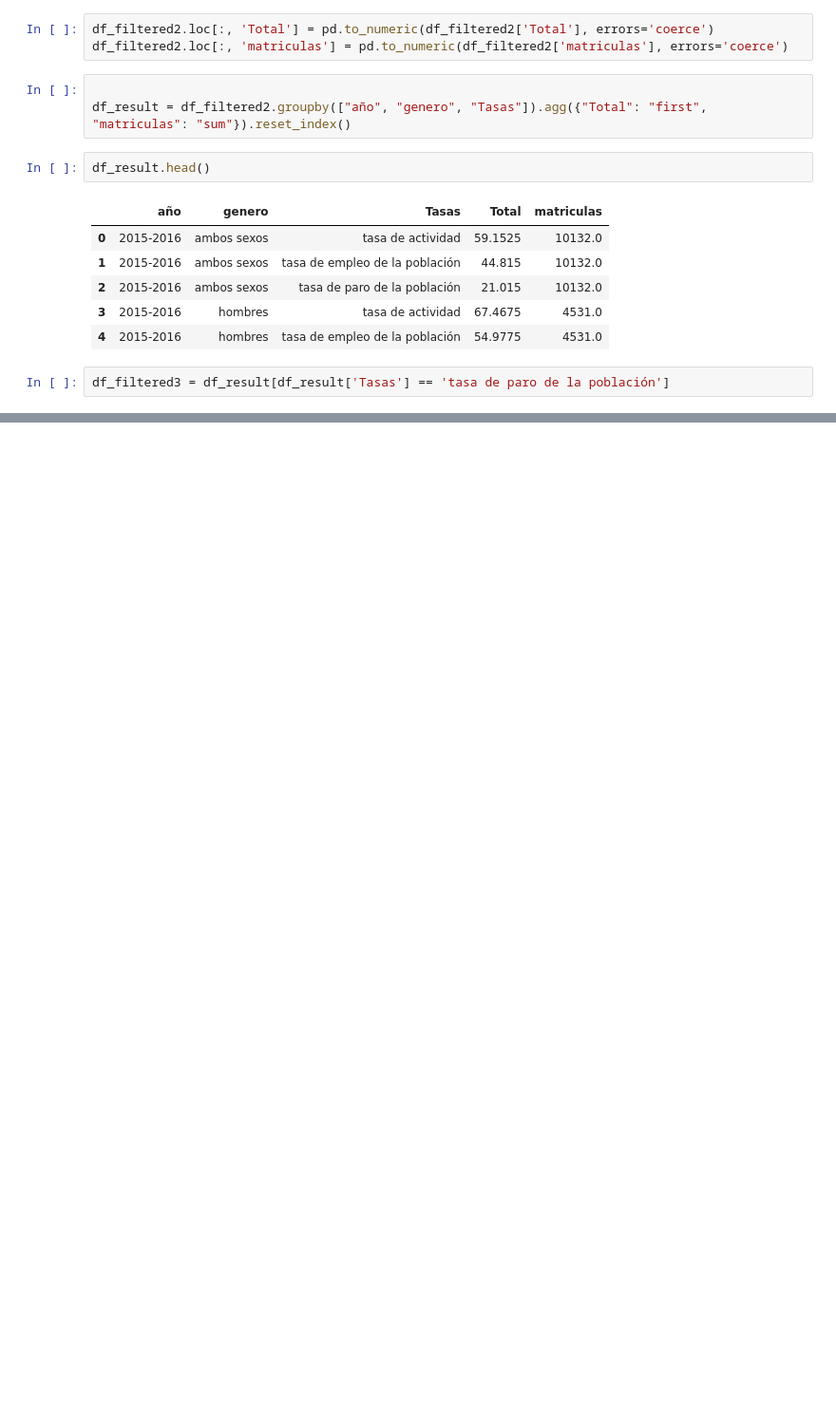
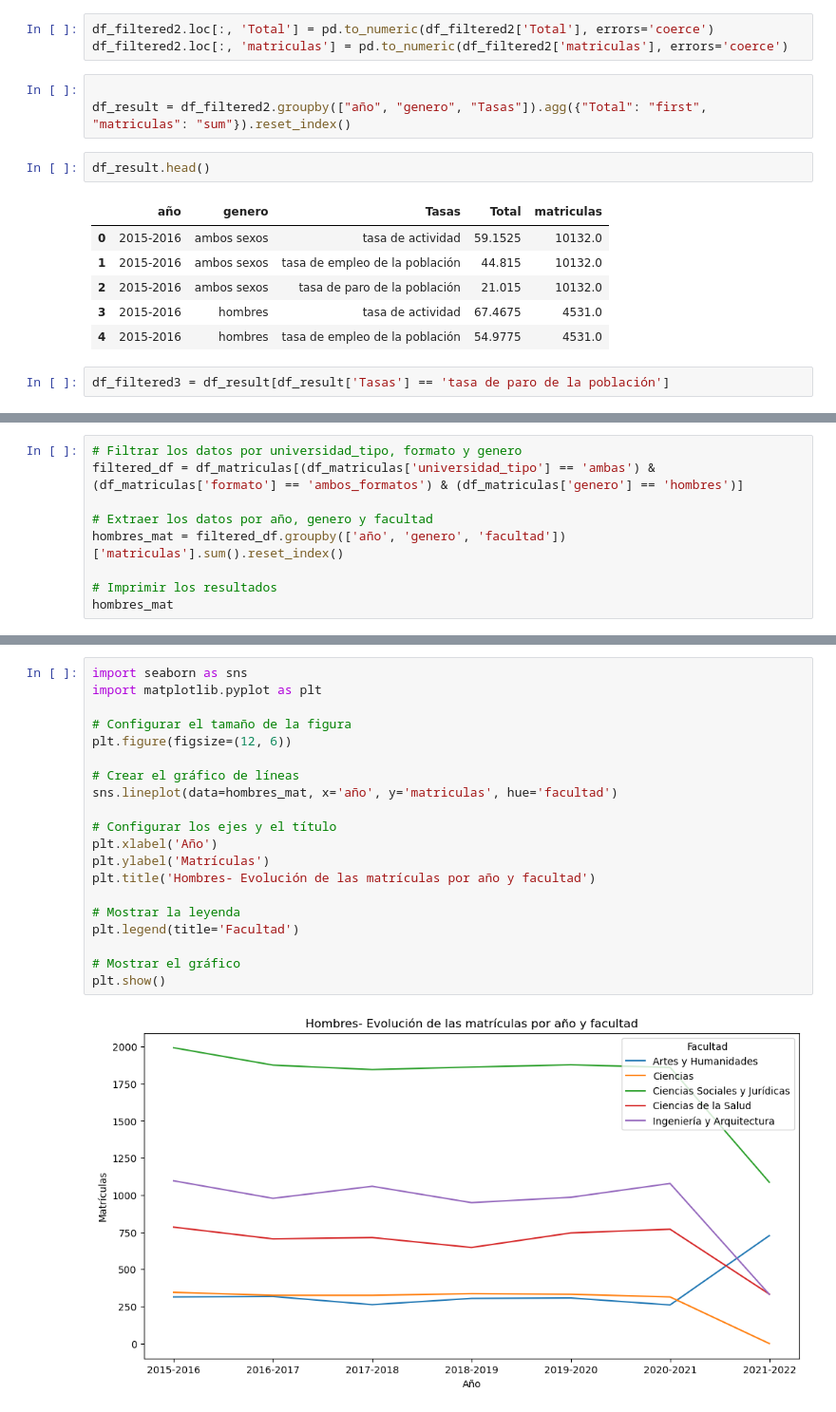
Before and after one commit to valentincortespuya/ETL_project, a Jupyter notebook: notebooks/graficos.ipynb, the cells around one changed output, grey strips where cells are left out. Shown at 95% size. Drawn from its saved outputs; the diff is of its cells as text; blank space fills up the shorter version.

```diff
--- a/notebooks/graficos.ipynb
+++ b/notebooks/graficos.ipynb
@@ -189,0 +168,9 @@ ValueError: could not convert string to float: 'tasa de paro de la población'
+# %%
+# Filtrar los datos por universidad_tipo, formato y genero
+filtered_df = df_matriculas[(df_matriculas['universidad_tipo'] == 'ambas') & (df_matriculas['formato'] == 'ambos_formatos') & (df_matriculas['genero'] == 'hombres')]
+
+# Extraer los datos por año, genero y facultad
+hombres_mat = filtered_df.groupby(['año', 'genero', 'facultad'])['matriculas'].sum().reset_index()
+
+# Imprimir los resultados
+hombres_mat
@@ -189,0 +244,22 @@ ValueError: could not convert string to float: 'tasa de paro de la población'
+# %%
+import seaborn as sns
+import matplotlib.pyplot as plt
+
+# Configurar el tamaño de la figura
+plt.figure(figsize=(12, 6))
+
+# Crear el gráfico de líneas
+sns.lineplot(data=hombres_mat, x='año', y='matriculas', hue='facultad')
+
+# Configurar los ejes y el título
+plt.xlabel('Año')
+plt.ylabel('Matrículas')
+plt.title('Hombres- Evolución de las matrículas por año y facultad')
+
+# Mostrar la leyenda
+plt.legend(title='Facultad')
+
+# Mostrar el gráfico
+plt.show()
+# %% [output]
+[figure, added]
```
Also changed, not shown: parts of 29 cells of this notebook, 3 other files.
